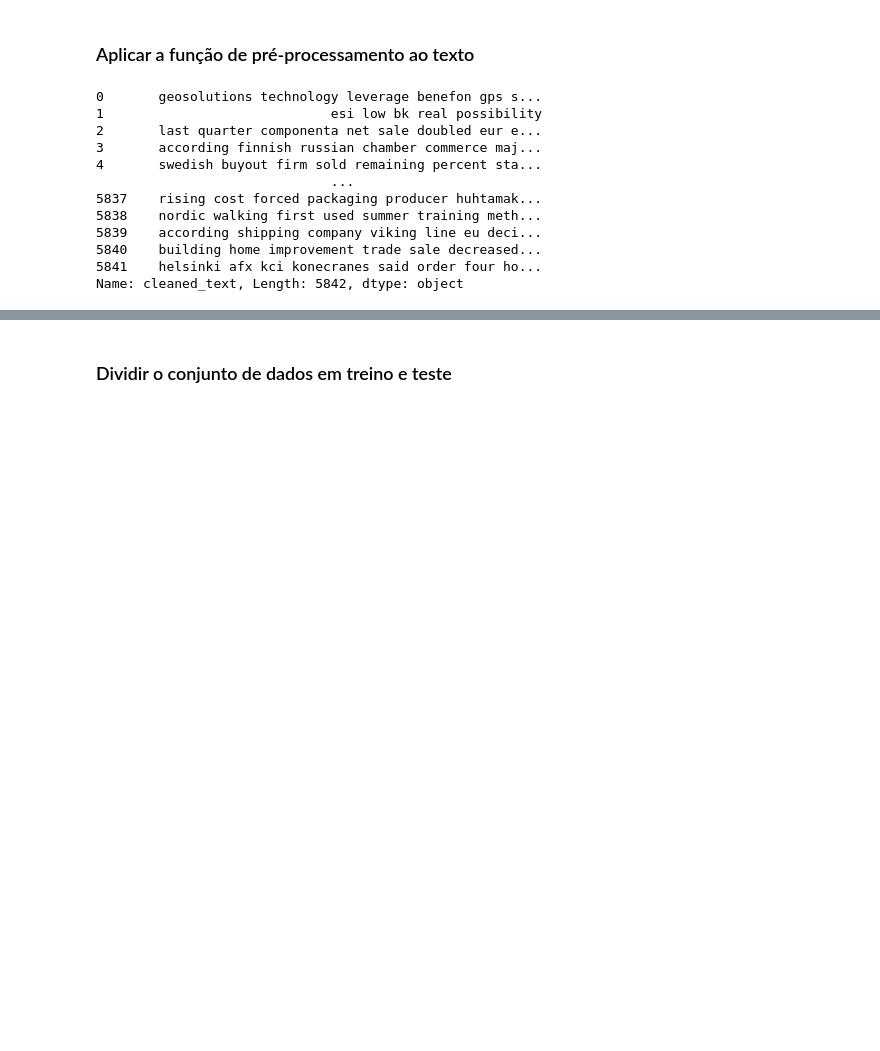
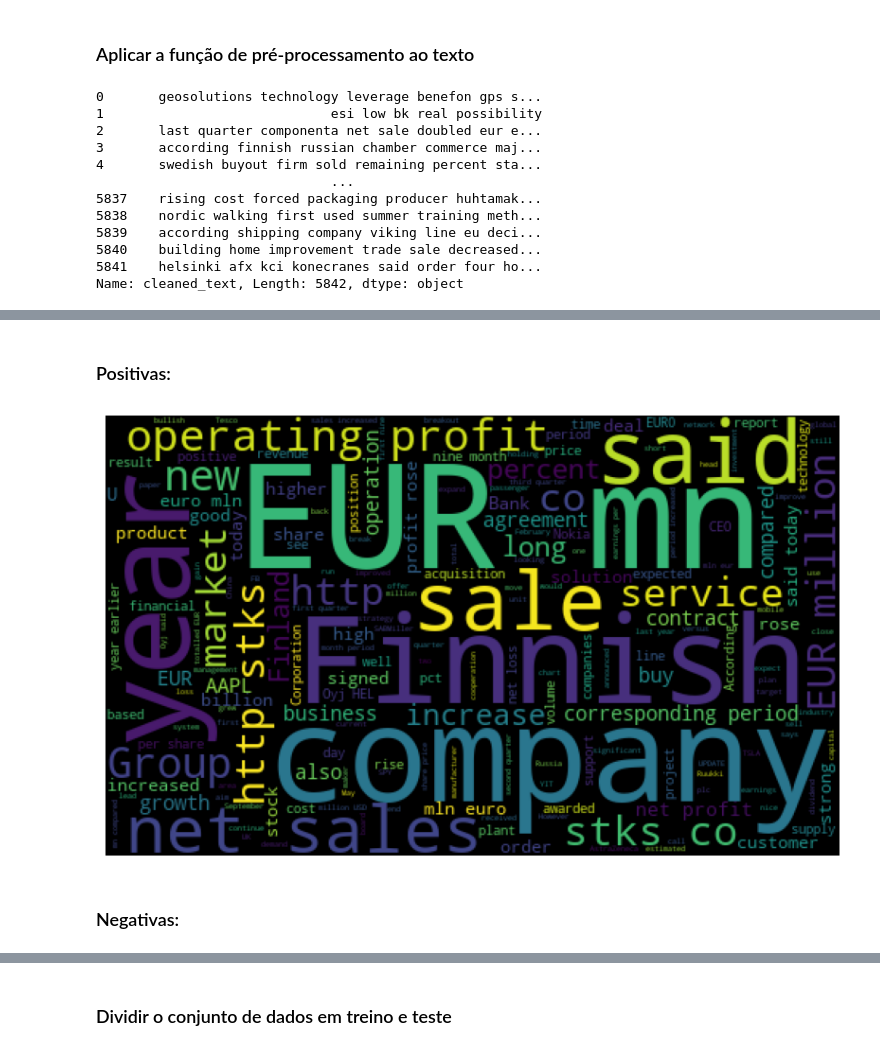
Before and after one commit to gardeniaestevam/time6-mandacaru.dev, a Jupyter notebook: XGB.ipynb, the cells around one changed output, grey strips where cells are left out. Saved outputs shown, nothing was run; the diff lists cells and outputs as text; code cells hidden in the pictures; blank space fills up the shorter version.

```diff
--- a/XGB.ipynb
+++ b/XGB.ipynb
@@ -125,0 +145,8 @@ Name: cleaned_text, Length: 5842, dtype: object
+# %% [markdown]
+### Positivas:
+# %%
+show_cloud('positive')
+# %% [output]
+[figure, added]
+# %% [markdown]
+### Negativas:
```
Also changed, not shown: parts of 16 cells of this notebook, 1 other file.
